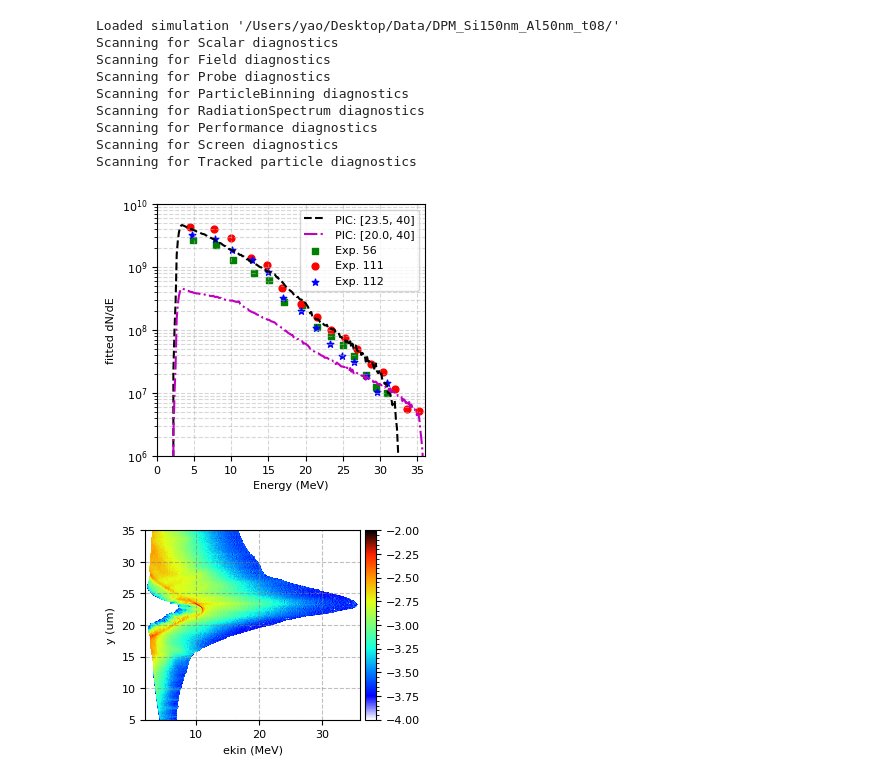
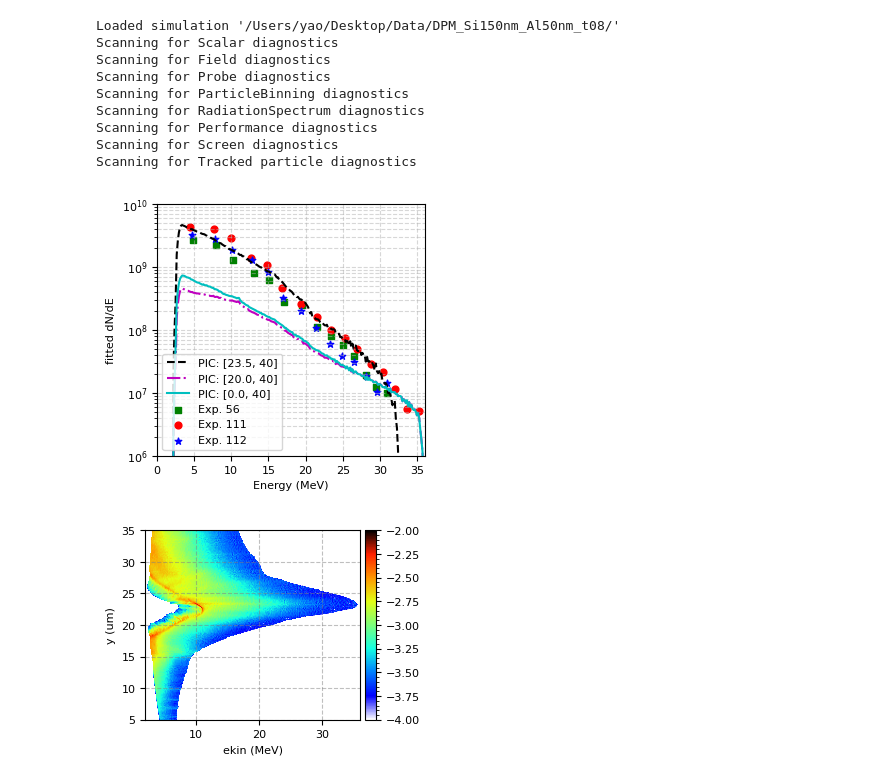
Before and after one commit to weipengyao/scripts, a Jupyter notebook: DPM_post.ipynb, the cells around one changed output. Saved outputs shown, nothing was run; the diff lists cells and outputs as text; code cells hidden in the pictures.

```diff
--- a/DPM_post.ipynb
+++ b/DPM_post.ipynb
@@ -54,6 +54,10 @@ yrange2 = [20*S0.namelist.l0, 40*S0.namelist.l0]   # 22.76
 fitting_factor2 = 5e10 * 5
 ene2 = S0.Screen(2, units=['um','fs','MeV'],sum={'y':yrange2},).getData()
 
+yrange3 = [0*S0.namelist.l0, 40*S0.namelist.l0]   # 22.76
+fitting_factor3 = 5e10 * 10
+ene3 = S0.Screen(2, units=['um','fs','MeV'],sum={'y':yrange3},).getData()
+
 xx  = S0.Screen(2, units=['um','fs','MeV']).getAxis('ekin')
 tt  = S0.Screen(2, units=['um','fs','MeV']).getTimes()
 
@@ -73,6 +77,12 @@ ax.semilogy(xx,ene2[-1]*fitting_factor2, color='m',
              linestyle='-.',
              # label='PIC at t = {:.1f} fs'.format(tt[-1]),
             label=r'PIC: [20.0, 40]',
+           )
+
+ax.semilogy(xx,ene3[-1]*fitting_factor3, color='c',
+             linestyle='-',
+             # label='PIC at t = {:.1f} fs'.format(tt[-1]),
+            label=r'PIC: [0.0, 40]',
            )
 # plt.semilogy(xx,ene[ts[1]]*fitting_factor, color='black',
 #              label='2D PIC at t = '+str(round(tt[ts[1]]))+' fs')
@@ -98,34 +108,34 @@ exp_number_111 = np.array([4.333e9, 4.103e9, 2.892e9, 1.386e9, 1.074e9, 4.606e8,
 
 #shot 112
 exp_energy_112 = np.array([4.76,    7.83,    10.10,   12.76,   14.95,   16.94,   19.34,   21.41,   23.26,   24.95,   26.48,   28.14,   29.57,   30.95])
 exp_number_112 = np.array([3.252e9, 2.844e9, 1.888e9, 1.286e9, 8.366e8, 3.199e8, 2.005e8, 1.081e8, 6.068e7, 3.840e7, 3.108e7, 1.871e7, 1.021e7, 1.428e7])
 
 #shot 216
 exp_energy_216  = np.array([4.54,    7.53,    9.73,  12.27,   14.3,  16.05,  17.99,  19.48])
 exp_number_216  = np.array([2.25e9, 1.36e9, 7.65e8, 2.76e8, 1.01e8, 5.01e7, 1.74e7, 1.20e7])
 
 
 ax.scatter(exp_energy_56, exp_number_56, color='green', marker='s',
             s=24,
             label='Exp. 56')
 ax.scatter(exp_energy_111, exp_number_111, color='red', marker='o',
             s=24,
             label='Exp. 111')
 ax.scatter(exp_energy_112, exp_number_112, color='blue', marker='*',
             s=24,
             label='Exp. 112')
 # ax.scatter(exp_energy_216, exp_number_216, color='c', marker='d',
 #             s=24,
 #             label='Exp. 216')
 
 
 ax.legend()
 fig.set_size_inches(width, height)
 fig.tight_layout()
 
 # plt.show()
 # %% [output]
-[figure, old version]
+[figure, new version]
 # %%
 fig.savefig('/Users/yao/Desktop/spectrum_t08.pdf')
 # %%
```
Also changed, not shown: parts of 3 cells of this notebook.
